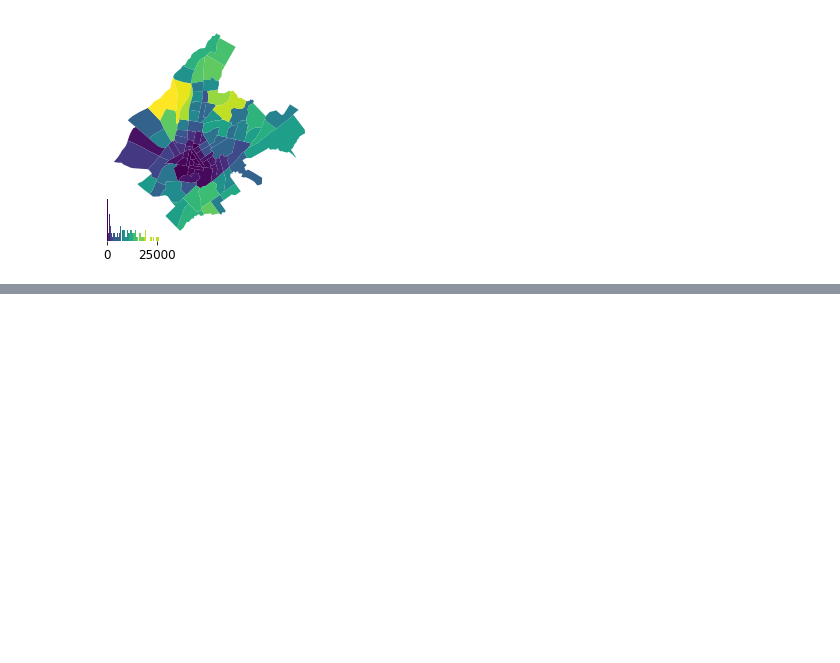
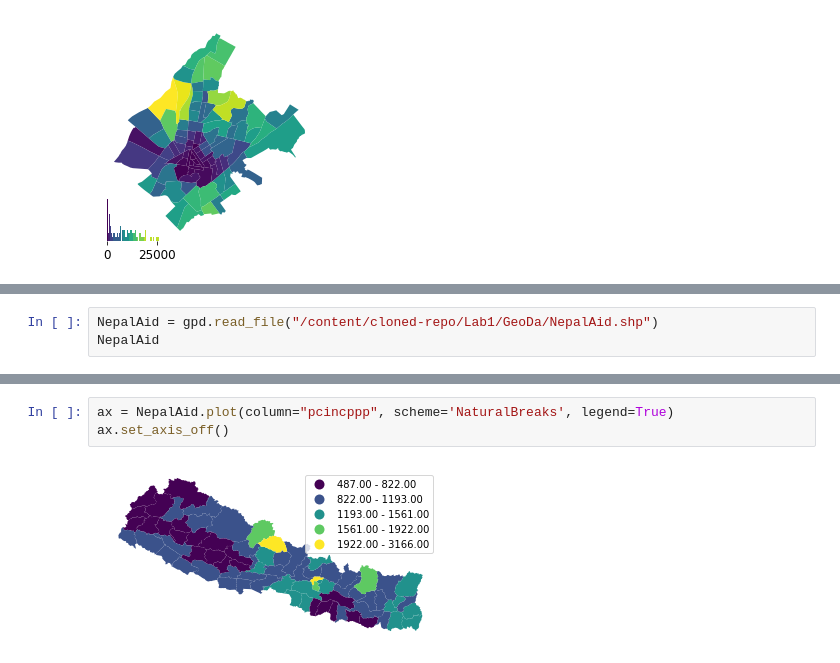
Before and after one commit to quarcs-lab/book-2020-spatial-analysis-methods-and-practice, a Jupyter notebook: Lab1/Lab1_GettingToKnowDataSet.ipynb, the cells around one changed output, grey strips where cells are left out. Saved outputs shown, nothing was run; the diff lists cells and outputs as text; blank space fills up the shorter version.

```diff
--- a/Lab1/Lab1_GettingToKnowDataSet.ipynb
+++ b/Lab1/Lab1_GettingToKnowDataSet.ipynb
@@ -238,0 +280,3 @@ legendgram(plt.gcf(), # grab the figure, we need it
+# %%
+NepalAid = gpd.read_file("/content/cloned-repo/Lab1/GeoDa/NepalAid.shp")
+NepalAid
@@ -238,0 +297,5 @@ legendgram(plt.gcf(), # grab the figure, we need it
+# %%
+ax = NepalAid.plot(column="pcincppp", scheme='NaturalBreaks', legend=True)
+ax.set_axis_off()
+# %% [output]
+[figure, added]
```
Also changed, not shown: parts of 9 cells of this notebook.
